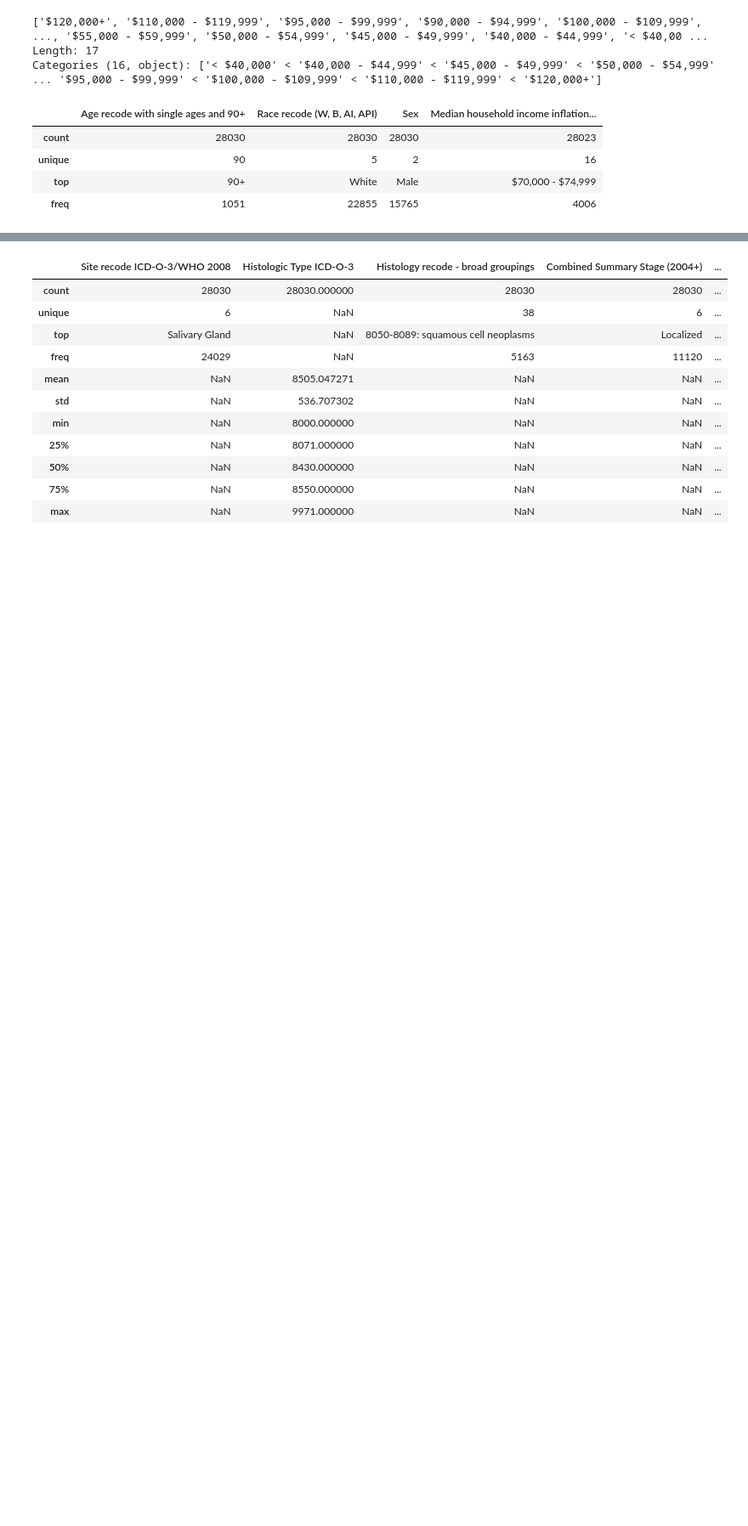
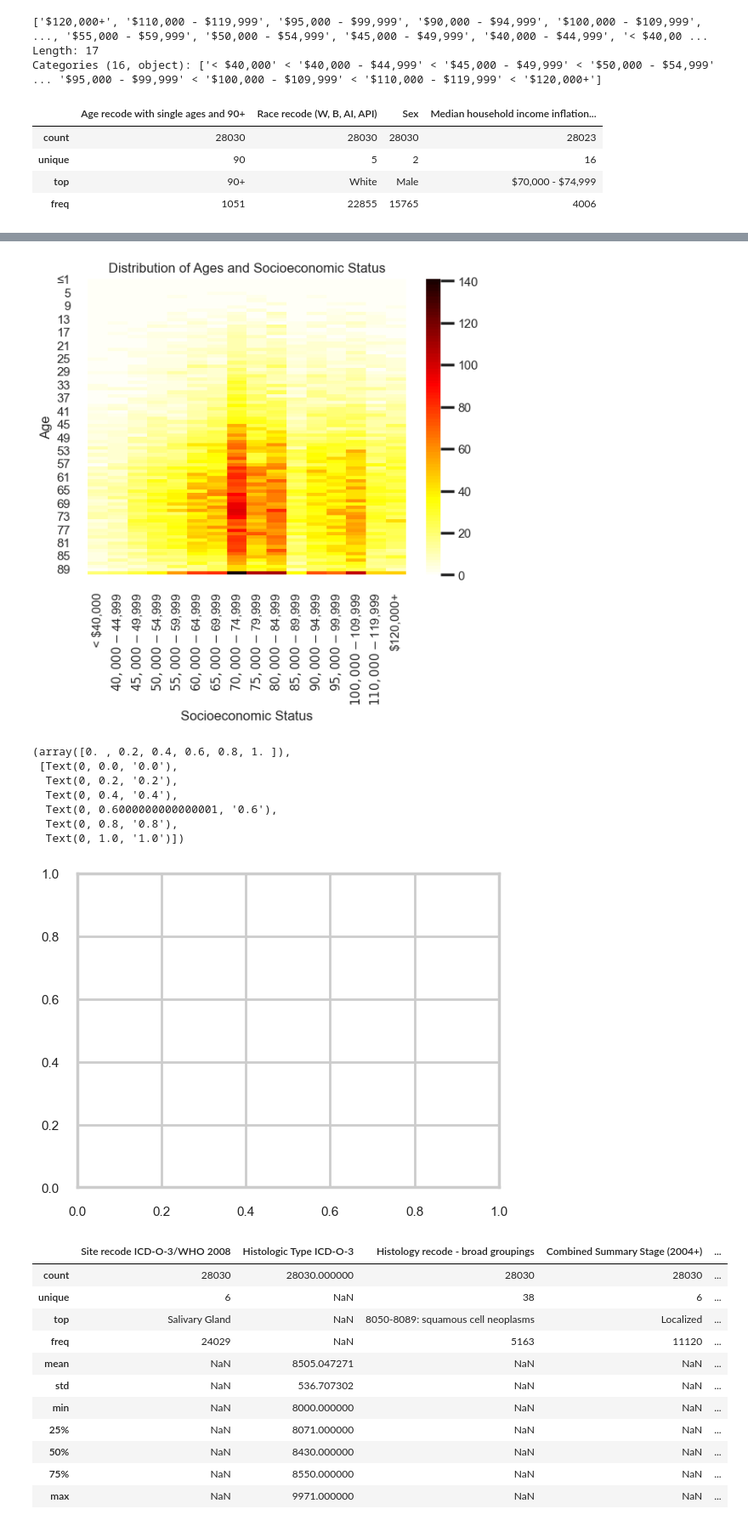
Before and after one commit to obaidkhurram/salivary-tumors, a Jupyter notebook: salivary_tumor_2024.ipynb, the cells around one changed output, grey strips where cells are left out. Shown at 85% size. Saved outputs shown, nothing was run; the diff lists cells and outputs as text; code cells hidden in the pictures; blank space fills up the shorter version.

```diff
--- a/salivary_tumor_2024.ipynb
+++ b/salivary_tumor_2024.ipynb
@@ -374,4 +376,37 @@ SES_countplot.set_xticklabels(SES_countplot.get_xticklabels(),rotation=90)
 [figure]
+# %%
+# Heatmap of age and socioeconomic
+sns.set_context('poster',font_scale=.5)
+# Create a pivot table that calculates the count of occurrences for each age and SES combination
+heatmap_data = salivary_df.pivot_table(index=age_colname, columns=ses_colname, aggfunc='size', fill_value=0)
+
+# Generate the RdYlGn palette with a specific number of colors
+palette = sns.color_palette("hot_r",n_colors=100)
+# Remove the darkest green, which is typically the last color in the RdYlGn palette
+# You can adjust the indices depending on which colors you want to remove
+modified_palette = palette[:-1]  # This removes the last color
+
+# Convert the modified list of colors to a colormap
+cmap = sns.color_palette(modified_palette, as_cmap=True)
+
+# Create the heatmap
+ses_heat = sns.heatmap(heatmap_data, cmap=cmap, annot=False, fmt='d')
+plt.title('Distribution of Ages and Socioeconomic Status')
+plt.xlabel('Socioeconomic Status')
+plt.ylabel('Age')
+plt.show()
+# Rotate the y-axis labels
+plt.yticks(rotation=0)  # Rotate y-axis labels to be horizontal (90º from the default)
+# %% [output]
+[figure, added]
+(array([0. , 0.2, 0.4, 0.6, 0.8, 1. ]),
+ [Text(0, 0.0, '0.0'),
+  Text(0, 0.2, '0.2'),
+  Text(0, 0.4, '0.4'),
+  Text(0, 0.6000000000000001, '0.6'),
+  Text(0, 0.8, '0.8'),
+  Text(0, 1.0, '1.0')])
+[figure, added]
 # %%
 # Select relevant columns for clinical characteristics analysis
 clinical_columns = [
```
Also changed, not shown: parts of 2 cells of this notebook.
